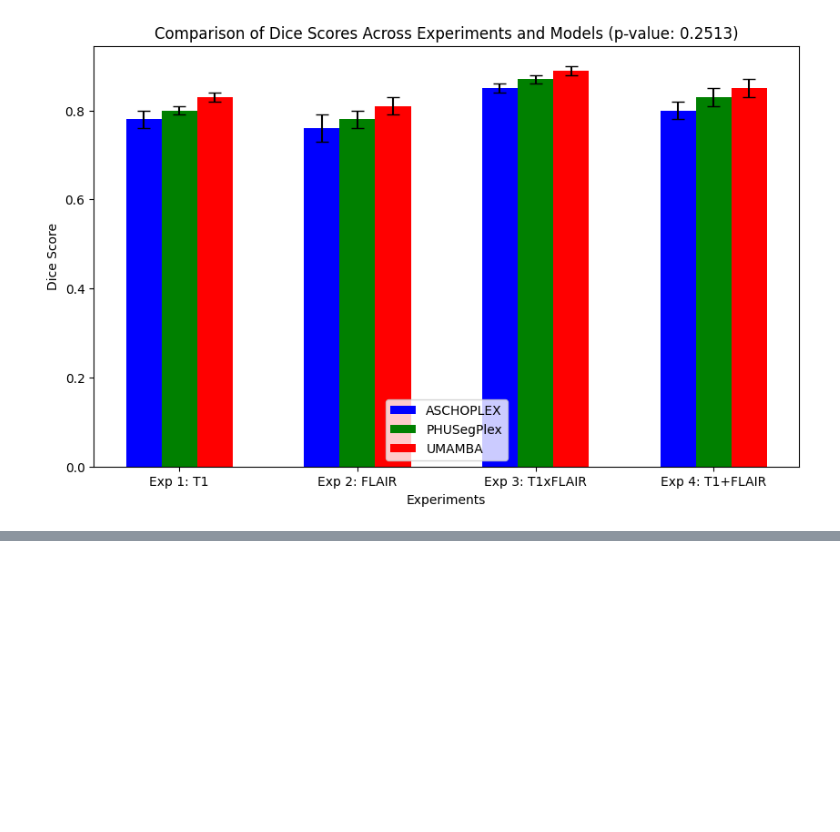
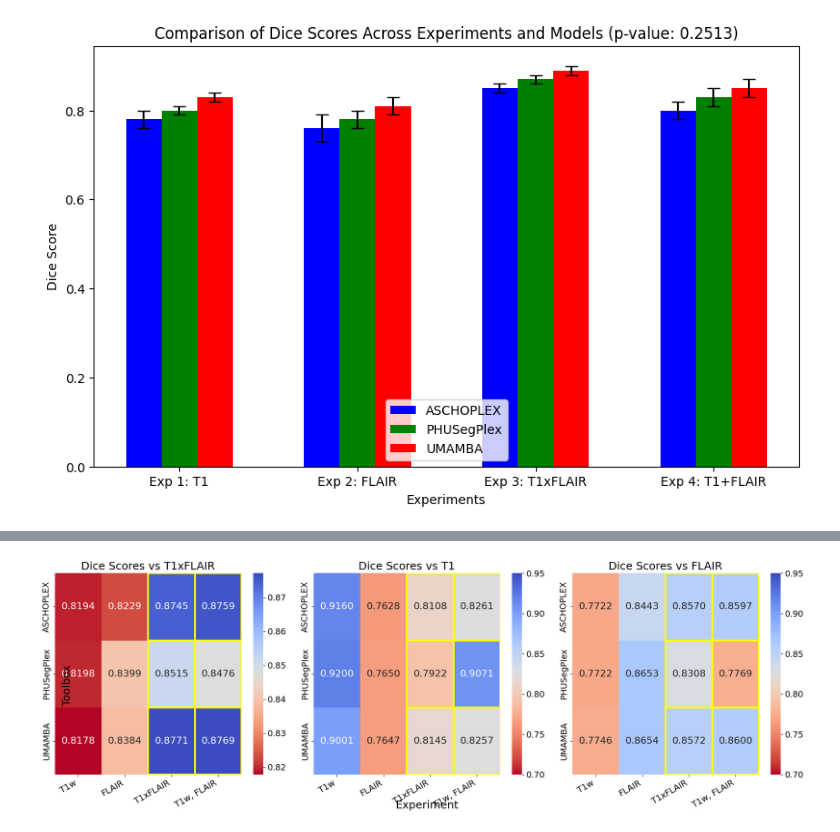
Before and after one commit to laierkasten23/PSU_Mamba, a Jupyter notebook: Code_metrics_analysis/Notebooks/metrics_visualization.ipynb, the cells around one changed output, grey strips where cells are left out. Cells and saved outputs as stored; diff of their text form; code cells hidden in the pictures; blank space fills up the shorter version.

```diff
--- a/Code_metrics_analysis/Notebooks/metrics_visualization.ipynb
+++ b/Code_metrics_analysis/Notebooks/metrics_visualization.ipynb
@@ -6,10 +6,7 @@ import seaborn as sns
 # Data for experiments
 experiments = ['Exp 1: T1', 'Exp 2: FLAIR', 'Exp 3: T1xFLAIR', 'Exp 4: T1+FLAIR']
 
-# Data for losses
-aschoplex_loss = [0.25, 0.28, 0.18, 0.22]
-phusegplex_loss = [0.23, 0.26, 0.16, 0.19]
-umamba_loss = [0.22, 0.24, 0.14, 0.18]
+
 
 # Data for Dice scores
 aschoplex_dice = [0.78, 0.76, 0.85, 0.80]
@@ -37,29 +34,19 @@ plt.xticks(x, experiments)
 plt.legend()
 plt.show()
 
-# 3. Line Graph Example (Loss)
-plt.figure(figsize=(10,6))
-plt.plot(experiments, aschoplex_loss, marker='o', label='ASCHOPLEX', color='b')
-plt.plot(experiments, phusegplex_loss, marker='o', label='PHUSegPlex', color='g')
-plt.plot(experiments, umamba_loss, marker='o', label='UMAMBA', color='r')
 
-plt.xlabel('Experiments')
-plt.ylabel('Loss')
-plt.title('Loss Across Experiments and Models')
-plt.legend()
-plt.show()
 
 # 4. Heatmap Example (Dice Scores)
 plt.figure(figsize=(8,6))
 data = np.array([aschoplex_dice, phusegplex_dice, umamba_dice])
-sns.heatmap(data, annot=True, cmap="YlGnBu", xticklabels=experiments, yticklabels=['ASCHOPLEX', 'PHUSegPlex', 'UMAMBA'])
+sns.heatmap(data, annot=True, cmap="YlGnBu", xticklabels=experiments, yticklabels=['ASCHOPLEX', 'PHuSegPlex', 'UMAMBA'])
 plt.title('Dice Score Heatmap Across Models and Experiments')
 plt.show()
 
 # 5. Radar Chart (Spider Plot) for One Experiment
 from math import pi
 
-labels = ['Loss', 'Dice Score', 'IoU']
+labels = ['HD', 'Dice Score', 'IoU']
 aschoplex = [0.25, 0.78, 0.65]
 phusegplex = [0.23, 0.80, 0.67]
 umamba = [0.22, 0.83, 0.70]
@@ -154,0 +213,74 @@ plt.show()
+# %%
+import matplotlib.pyplot as plt
+import numpy as np
+import seaborn as sns
+
+# Data for experiments
+experiments = ['T1w', 'FLAIR', 'T1xFLAIR', 'T1w, FLAIR']
+
+# Data for Dice scores against different ground truths
+aschoplex_dice_t1xflair = [0.8194, 0.8229, 0.8745, 0.8759]
+phusegplex_dice_t1xflair = [0.8198, 0.8399, 0.8515, 0.8476]
+umamba_dice_t1xflair = [0.8178, 0.8384, 0.8771, 0.8769]
+
+aschoplex_dice_t1 = [0.916, 0.7628, 0.8108, 0.8261]
+phusegplex_dice_t1 = [0.92, 0.765, 0.7922, 0.9071]
+umamba_dice_t1 = [0.9001, 0.7647, 0.8145, 0.8257]
+
+aschoplex_dice_flair = [0.7722, 0.8443, 0.857, 0.8597]
+phusegplex_dice_flair = [0.7722, 0.8653, 0.8308, 0.7769]
+umamba_dice_flair = [0.7746, 0.8654, 0.8572, 0.86]
+
+# Create a figure with three subplots in one row
+fig, axes = plt.subplots(1, 3, figsize=(18, 6))
+
+# Data for heatmaps
+data_t1xflair = np.array([aschoplex_dice_t1xflair, phusegplex_dice_t1xflair, umamba_dice_t1xflair])
+data_t1 = np.array([aschoplex_dice_t1, phusegplex_dice_t1, umamba_dice_t1])
+data_flair = np.array([aschoplex_dice_flair, phusegplex_dice_flair, umamba_dice_flair])
+
+# Titles for the heatmaps
+titles = ['Dice Scores vs T1xFLAIR', 'Dice Scores vs T1', 'Dice Scores vs FLAIR']
+
+# Plot heatmaps with a diverging color palette
+sns.heatmap(data_t1xflair, annot=True, fmt=".4f", xticklabels=experiments, yticklabels=['ASCHOPLEX', 'PHUSegPlex', 'UMAMBA'], ax=axes[0], cmap="coolwarm_r", annot_kws={"size": 16})
+axes[0].set_title(titles[0], fontsize=18)
+axes[0].set_xticklabels(axes[0].get_xticklabels(), rotation=30, ha='right', fontsize=14)
+axes[0].set_yticklabels(axes[0].get_yticklabels(), fontsize=14)
+
+sns.heatmap(data_t1, annot=True, fmt=".4f", xticklabels=experiments, yticklabels=['ASCHOPLEX', 'PHUSegPlex', 'UMAMBA'], ax=axes[1], vmin=0.7, vmax=0.95, cmap="coolwarm_r", annot_kws={"size": 16})
+axes[1].set_title(titles[1], fontsize=18)
+axes[1].set_xticklabels(axes[1].get_xticklabels(), rotation=30, ha='right', fontsize=14)
+axes[1].set_yticklabels(axes[1].get_yticklabels(), fontsize=14)
+
+sns.heatmap(data_flair, annot=True, fmt=".4f", xticklabels=experiments, yticklabels=['ASCHOPLEX', 'PHUSegPlex', 'UMAMBA'], ax=axes[2], vmin=0.7, vmax=0.95, cmap="coolwarm_r", annot_kws={"size": 16})
+axes[2].set_title(titles[2], fontsize=18)
+axes[2].set_xticklabels(axes[2].get_xticklabels(), rotation=30, ha='right', fontsize=14)
+axes[2].set_yticklabels(axes[2].get_yticklabels(), fontsize=14)
+
+# Highlight experiments 3 and 4
+for ax in axes:
+    for i in range(3):
+        ax.add_patch(plt.Rectangle((2, i), 1, 1, fill=False, edgecolor='yellow', lw=3))
+        ax.add_patch(plt.Rectangle((3, i), 1, 1, fill=False, edgecolor='yellow', lw=3))
+
+# Increase font size of the color scale for all heatmaps
+for ax in axes:
+    cbar = ax.collections[0].colorbar
+    cbar.ax.tick_params(labelsize=14)
+
+# Add rotated label on the left
+fig.text(0.04, 0.5, 'Toolbox', va='center', ha='center', rotation='vertical', fontsize=18)
+
+# Add label at the bottom
+fig.text(0.5, 0.04, 'Experiment', va='center', ha='center', fontsize=18)
+
+
+# Adjust layout
+#plt.tight_layout()
+# Adjust layout to create more space for the labels
+plt.subplots_adjust(left=0.1, right=0.9, top=0.9, bottom=0.15)
+
+plt.show()
+# %% [output]
+[figure, added]
```
Also changed, not shown: parts of 6 cells of this notebook, 18 other files.
